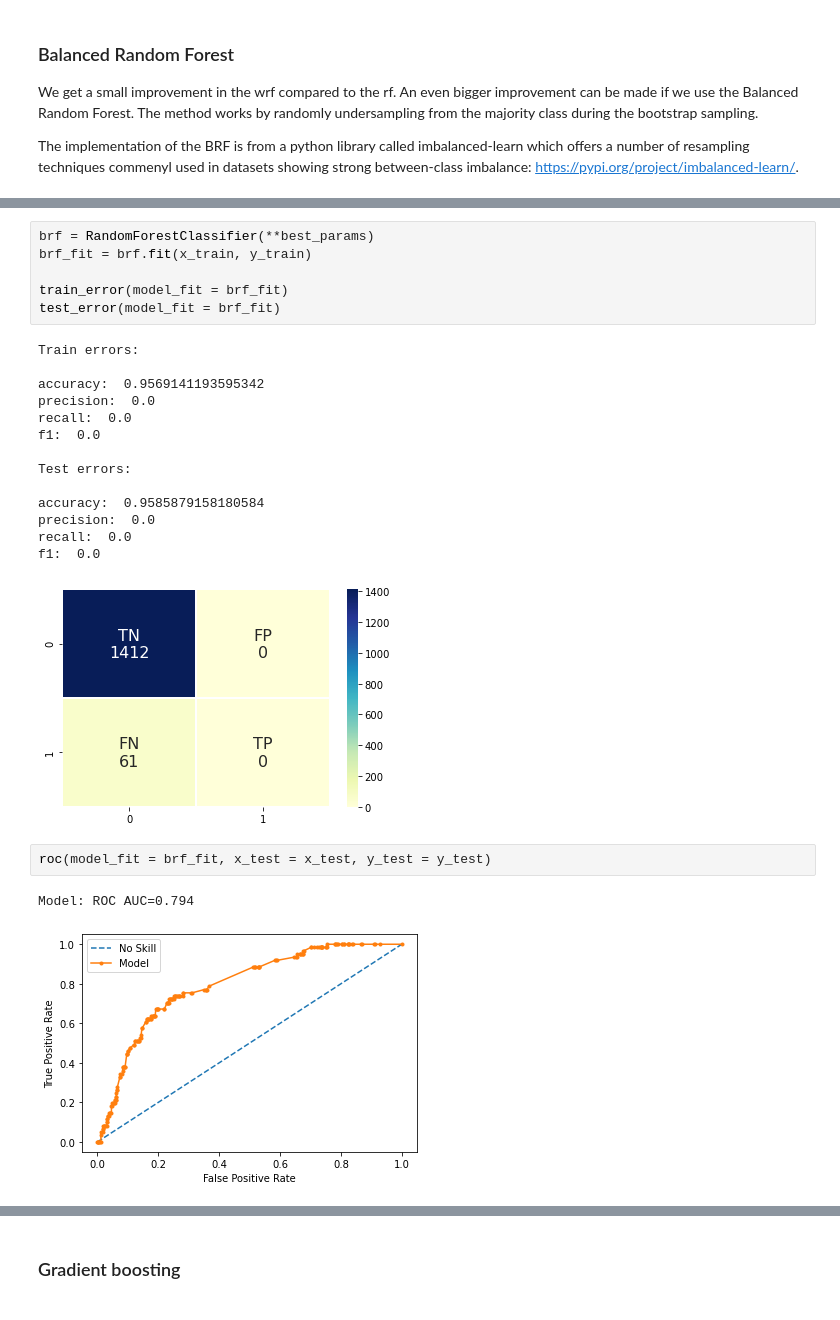
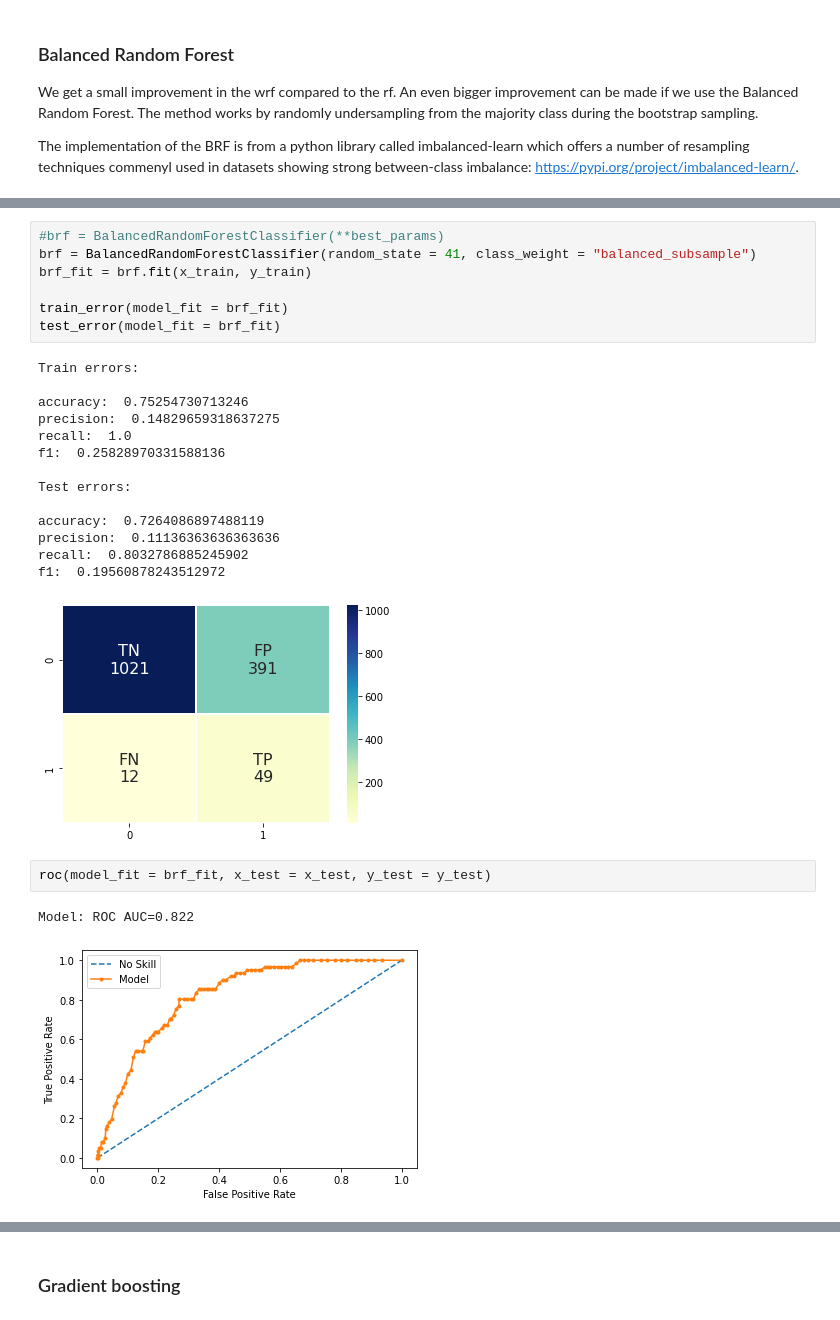
Before and after one commit to ebbeberge/stroke-classification, a Jupyter notebook: ensemble_methods.ipynb, the cells around one changed output, grey strips where cells are left out. Cells and saved outputs as stored; diff of their text form.

```diff
--- a/ensemble_methods.ipynb
+++ b/ensemble_methods.ipynb
@@ -424,31 +433,32 @@ print(best_params)
 # %% [output]
 {'max_depth': 2, 'max_features': 2, 'n_estimators': 10}
 # %%
-brf = RandomForestClassifier(**best_params)
+#brf = BalancedRandomForestClassifier(**best_params)
+brf = BalancedRandomForestClassifier(random_state = 41, class_weight = "balanced_subsample")
 brf_fit = brf.fit(x_train, y_train)
 
 train_error(model_fit = brf_fit)
 test_error(model_fit = brf_fit)
 # %% [output]
 Train errors:
 
-accuracy:  0.9569141193595342
-precision:  0.0
-recall:  0.0
-f1:  0.0
+accuracy:  0.75254730713246
+precision:  0.14829659318637275
+recall:  1.0
+f1:  0.25828970331588136
 
 Test errors:
 
-accuracy:  0.9585879158180584
-precision:  0.0
-recall:  0.0
-f1:  0.0
+accuracy:  0.7264086897488119
+precision:  0.11136363636363636
+recall:  0.8032786885245902
+f1:  0.19560878243512972
-[figure, old version]
+[figure, new version]
 # %%
 roc(model_fit = brf_fit, x_test = x_test, y_test = y_test)
 # %% [output]
-Model: ROC AUC=0.794
+Model: ROC AUC=0.822
-[figure, old version]
+[figure, new version]
 # %%
 precision_recall(model_fit = brf_fit, x_test = x_test, y_test = y_test)
 # %% [output]
```
Also changed, not shown: parts of 17 cells of this notebook.
